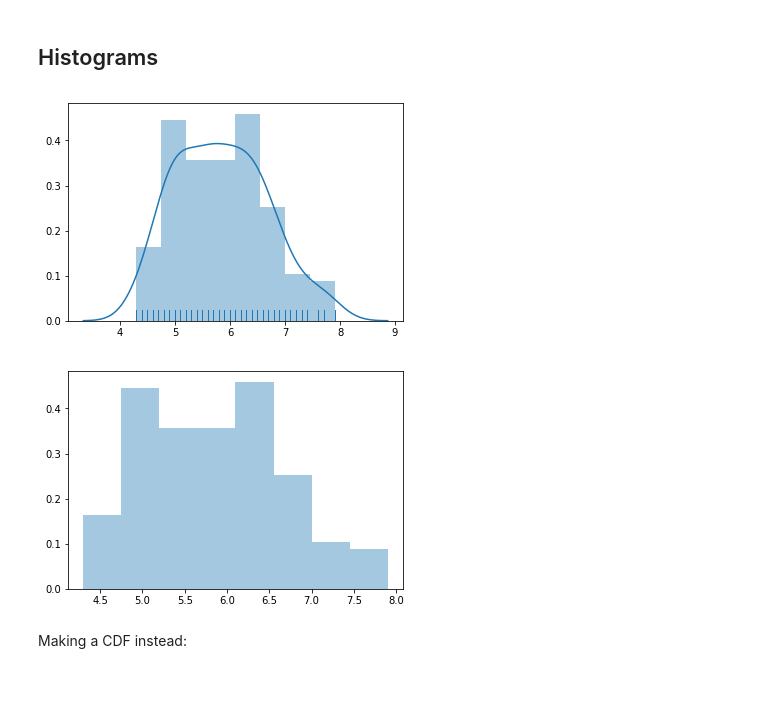
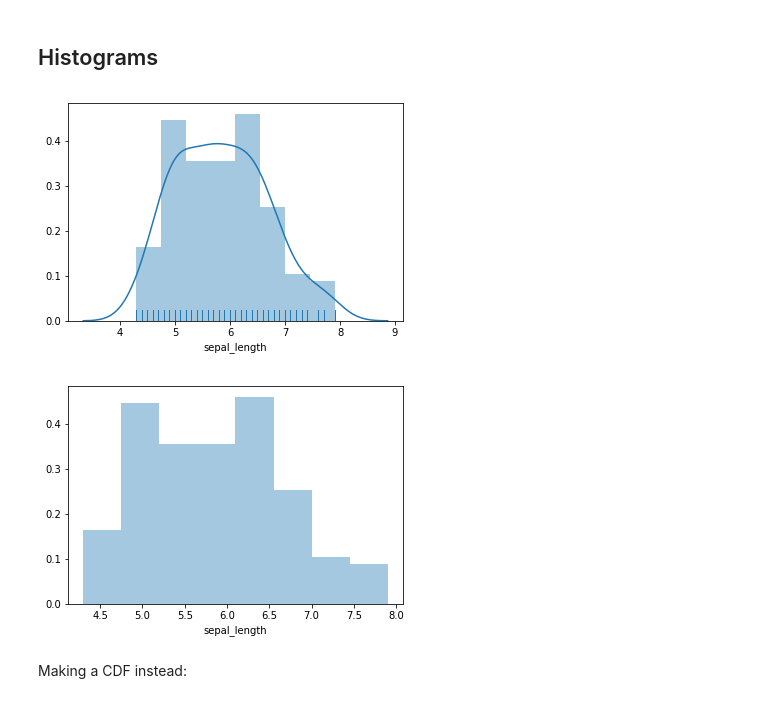
Before and after one commit to marichards/DS_Pipelines, a Jupyter notebook: Seaborn.ipynb, the cells around one changed output. Cells and saved outputs as stored; diff of their text form; code cells hidden in the pictures.

```diff
--- a/Seaborn.ipynb
+++ b/Seaborn.ipynb
@@ -73,16 +77,16 @@ https://matplotlib.org/api/markers_api.html
 ## Histograms
 # %%
 # Histogram of One feature
-sns.distplot(iris_df.sepal_length.values, rug = True)
+sns.distplot(iris_df.sepal_length, rug = True)
 plt.show()
 # %% [output]
-[figure, old version]
+[figure, new version]
 # %%
 # Same thing, but take away the rug/kde and normalize
-sns.distplot(iris_df.sepal_length.values, kde = False, norm_hist=True)
+sns.distplot(iris_df.sepal_length, kde = False, norm_hist=True)
 plt.show()
 # %% [output]
-[figure, old version]
+[figure, new version]
 # %% [markdown]
 Making a CDF instead:
 # %%
```
Also changed, not shown: parts of 3 cells of this notebook.
